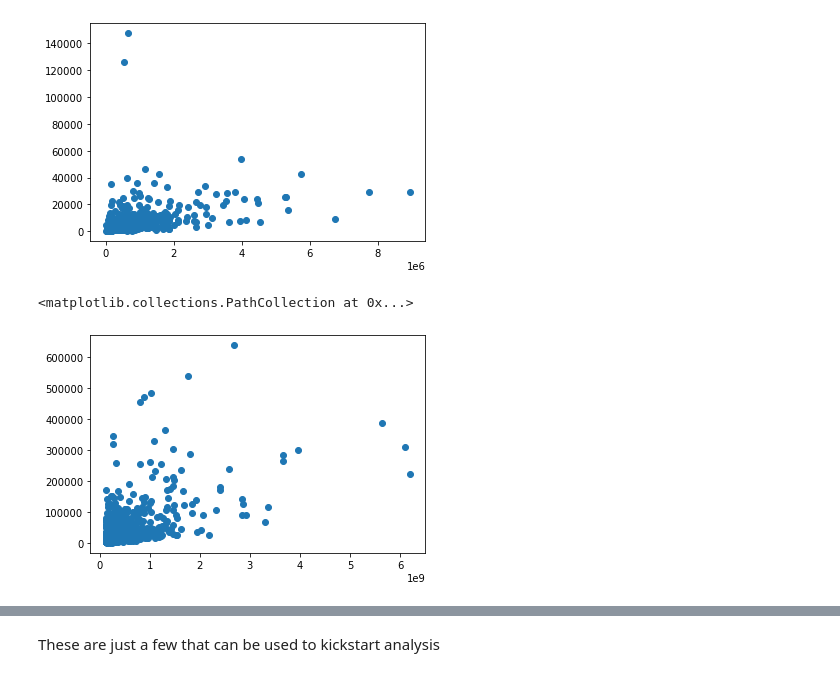
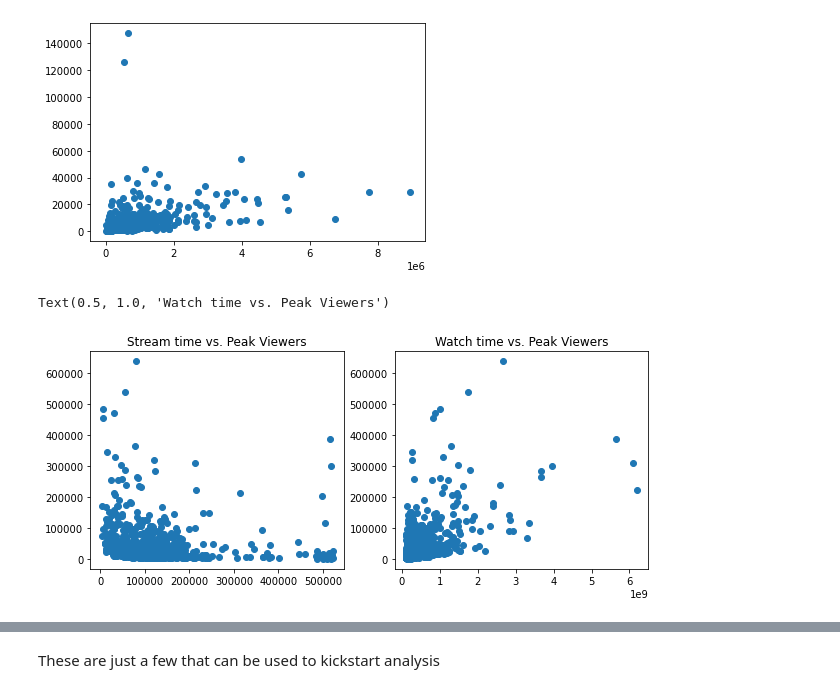
Before and after one commit to BeanutPutters/BeanutPutters.github.io, a Jupyter notebook: project0/Final.ipynb, the cells around one changed output, grey strips where cells are left out. Cells and saved outputs as stored; diff of their text form; code cells hidden in the pictures.

```diff
--- a/project0/Final.ipynb
+++ b/project0/Final.ipynb
@@ -39,9 +39,15 @@ plt.scatter(data["Followers"], data["Average viewers"])
 # %% [output]
 <matplotlib.collections.PathCollection at 0x...>
 [figure]
-# %%
-plt.scatter(data["Watch time(Minutes)"], data["Peak viewers"])
-# %% [output]
-<matplotlib.collections.PathCollection at 0x...>
-[figure, removed]
+# %%
+plt.figure(figsize=(10,4))
+c1 = plt.subplot(1,2,1)
+c1 = plt.scatter(data["Stream time(minutes)"], data["Peak viewers"])
+plt.title("Stream time vs. Peak Viewers")
+c2 = plt.subplot(1,2,2)
+c2 = plt.scatter(data["Watch time(Minutes)"], data["Peak viewers"])
+plt.title("Watch time vs. Peak Viewers")
+# %% [output]
+Text(0.5, 1.0, 'Watch time vs. Peak Viewers')
+[figure, added]
 # %%
```
Also changed, not shown: parts of 1 cell of this notebook.
